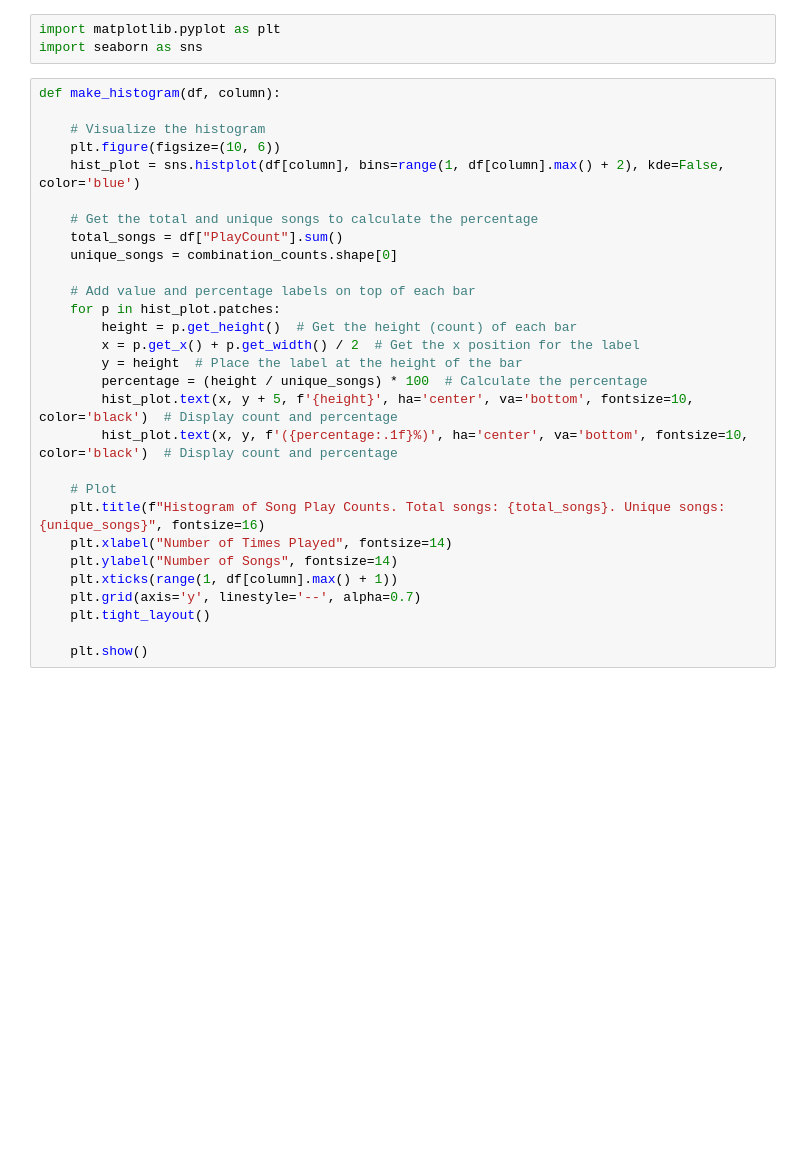
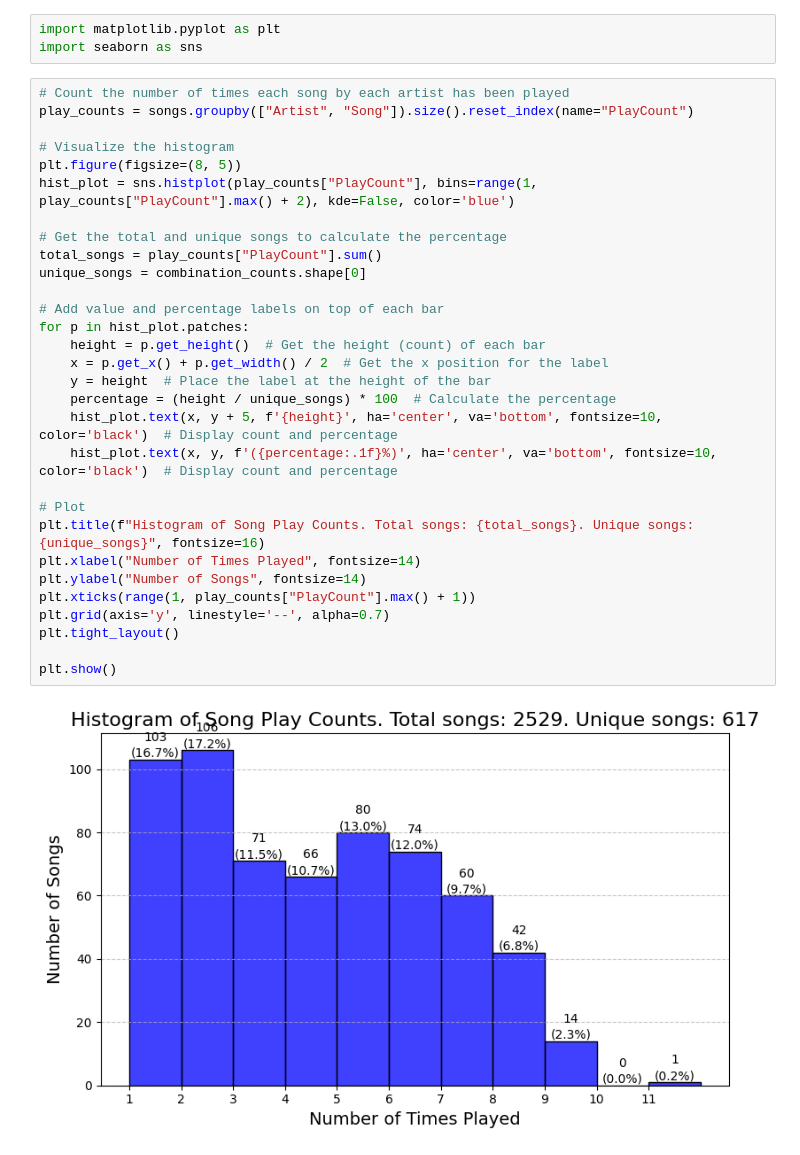
Before and after one commit to LluisCarreras/Projects-Rock-FM, a Jupyter notebook: RockFM.ipynb, the cells around one changed output. Drawn from its saved outputs; the diff is of its cells as text; blank space fills up the shorter version.

```diff
--- a/RockFM.ipynb
+++ b/RockFM.ipynb
@@ -104,31 +104,34 @@ artist_foreigner
 import matplotlib.pyplot as plt
 import seaborn as sns
 # %%
-def make_histogram(df, column):
+# Count the number of times each song by each artist has been played
+play_counts = songs.groupby(["Artist", "Song"]).size().reset_index(name="PlayCount")
 
-    # Visualize the histogram
-    plt.figure(figsize=(10, 6))
-    hist_plot = sns.histplot(df[column], bins=range(1, df[column].max() + 2), kde=False, color='blue')
+# Visualize the histogram
+plt.figure(figsize=(8, 5))
+hist_plot = sns.histplot(play_counts["PlayCount"], bins=range(1, play_counts["PlayCount"].max() + 2), kde=False, color='blue')
 
-    # Get the total and unique songs to calculate the percentage
-    total_songs = df["PlayCount"].sum()
-    unique_songs = combination_counts.shape[0]
+# Get the total and unique songs to calculate the percentage
+total_songs = play_counts["PlayCount"].sum()
+unique_songs = combination_counts.shape[0]
 
-    # Add value and percentage labels on top of each bar
-    for p in hist_plot.patches:
-        height = p.get_height()  # Get the height (count) of each bar
-        x = p.get_x() + p.get_width() / 2  # Get the x position for the label
-        y = height  # Place the label at the height of the bar
-        percentage = (height / unique_songs) * 100  # Calculate the percentage
-        hist_plot.text(x, y + 5, f'{height}', ha='center', va='bottom', fontsize=10, color='black')  # Display count and percentage
-        hist_plot.text(x, y, f'({percentage:.1f}%)', ha='center', va='bottom', fontsize=10, color='black')  # Display count and percentage
+# Add value and percentage labels on top of each bar
+for p in hist_plot.patches:
+    height = p.get_height()  # Get the height (count) of each bar
+    x = p.get_x() + p.get_width() / 2  # Get the x position for the label
+    y = height  # Place the label at the height of the bar
+    percentage = (height / unique_songs) * 100  # Calculate the percentage
+    hist_plot.text(x, y + 5, f'{height}', ha='center', va='bottom', fontsize=10, color='black')  # Display count and percentage
+    hist_plot.text(x, y, f'({percentage:.1f}%)', ha='center', va='bottom', fontsize=10, color='black')  # Display count and percentage
 
-    # Plot
-    plt.title(f"Histogram of Song Play Counts. Total songs: {total_songs}. Unique songs: {unique_songs}", fontsize=16)
-    plt.xlabel("Number of Times Played", fontsize=14)
-    plt.ylabel("Number of Songs", fontsize=14)
-    plt.xticks(range(1, df[column].max() + 1))
-    plt.grid(axis='y', linestyle='--', alpha=0.7)
-    plt.tight_layout()
+# Plot
+plt.title(f"Histogram of Song Play Counts. Total songs: {total_songs}. Unique songs: {unique_songs}", fontsize=16)
+plt.xlabel("Number of Times Played", fontsize=14)
+plt.ylabel("Number of Songs", fontsize=14)
+plt.xticks(range(1, play_counts["PlayCount"].max() + 1))
+plt.grid(axis='y', linestyle='--', alpha=0.7)
+plt.tight_layout()
 
-    plt.show()
+plt.show()
+# %% [output]
+[figure, added]
```
Also changed, not shown: parts of 4 cells of this notebook.
